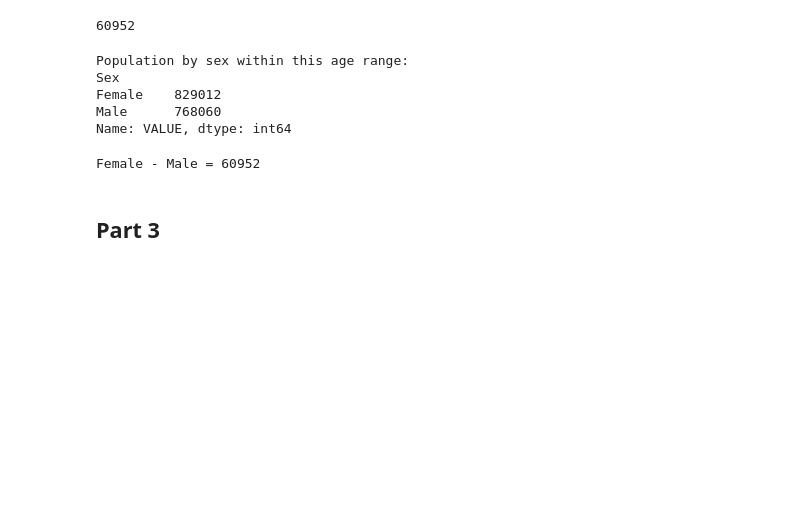
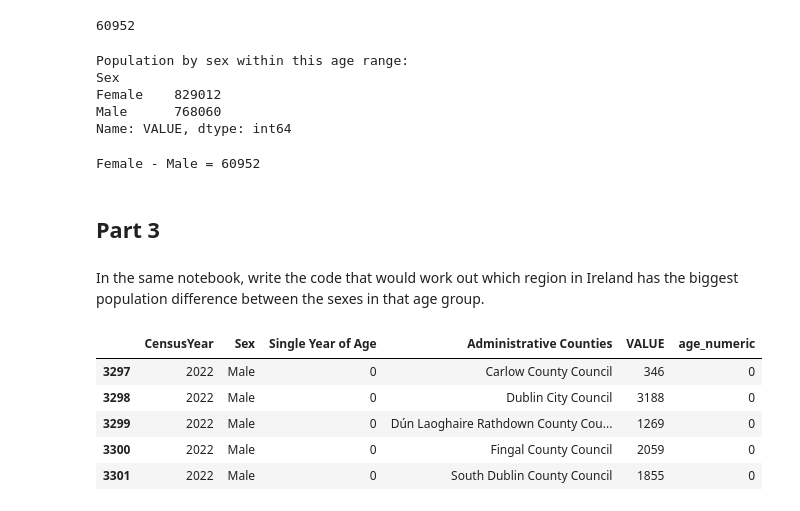
Before and after one commit to Glogover/programming-for-data-analytics, a Jupyter notebook: assignments/assignment05-population.ipynb, the cells around one changed output. Drawn from its saved outputs; the diff is of its cells as text; code cells hidden in the pictures; blank space fills up the shorter version.

```diff
--- a/assignments/assignment05-population.ipynb
+++ b/assignments/assignment05-population.ipynb
@@ -195,3 +216,15 @@ print(f"Female - Male = {difference}") # Display difference
 Female - Male = 60952
 # %% [markdown]
 ## Part 3
+# %% [markdown]
+In the same notebook, write the code that would work out which region in Ireland has the biggest population difference between the sexes in that age group.
+# %%
+df = df[df["Administrative Counties"] != "Ireland"]
+df.head(5)
+# %% [output]
+|  | CensusYear | Sex | Single Year of Age | Administrative Counties | VALUE | age_numeric |
+| 3297 | 2022 | Male | 0 | Carlow County Council | 346 | 0 |
+| 3298 | 2022 | Male | 0 | Dublin City Council | 3188 | 0 |
+| 3299 | 2022 | Male | 0 | Dún Laoghaire Rathdown County Cou... | 1269 | 0 |
+| 3300 | 2022 | Male | 0 | Fingal County Council | 2059 | 0 |
+| 3301 | 2022 | Male | 0 | South Dublin County Council | 1855 | 0 |
```
Also changed, not shown: parts of 13 cells of this notebook, 1 other file.
